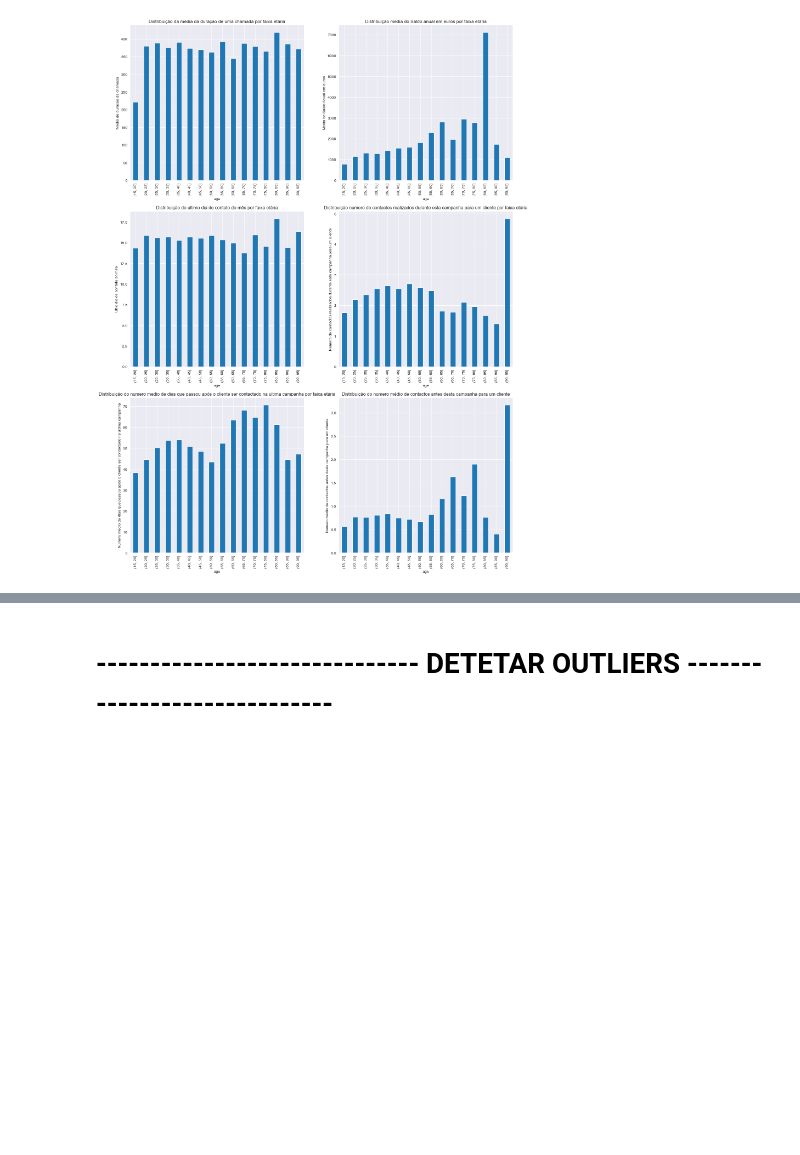
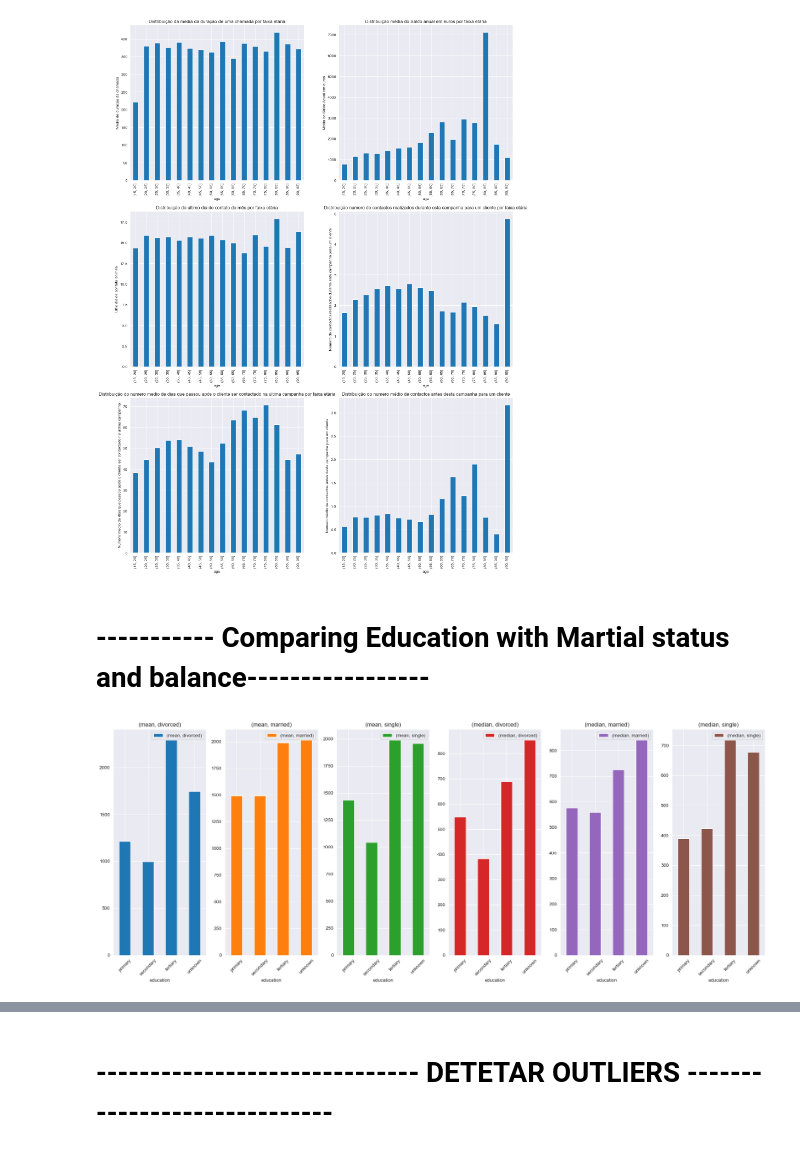
Before and after one commit to a-proenca/ML, a Jupyter notebook: TP.ipynb, the cells around one changed output, grey strips where cells are left out. Drawn from its saved outputs; the diff is of its cells as text; code cells hidden in the pictures; blank space fills up the shorter version.

Commit message:
Final_Final -> graph to compare a mean,median balance with status martial and education

```diff
--- a/TP.ipynb
+++ b/TP.ipynb
@@ -458,6 +411,16 @@ plt.title('Distribuição do numero médio de contactos antes desta campanha par
 # %% [output]
 Text(0.5, 1.0, 'Distribuição do numero médio de contactos antes desta campanha para um cliente')
 [figure]
+# %% [markdown]
+# ----------- Comparing Education with Martial status and balance-----------------
+# %%
+education = dados.groupby(['marital','education'], as_index=False)['balance'].agg({np.median,np.mean})
+education = round(education,2)
+
+ax = education.unstack(level=0).plot(kind='bar', subplots=True, rot=45, figsize=(20,8), layout=(1,6))
+plt.tight_layout()
+# %% [output]
+[figure, added]
 # %%
 # SCATTER PLOTS PARA OS DADOS NUMERICOS EM FUNCAO DO TARGET
 
```
Also changed, not shown: parts of 19 cells of this notebook.
